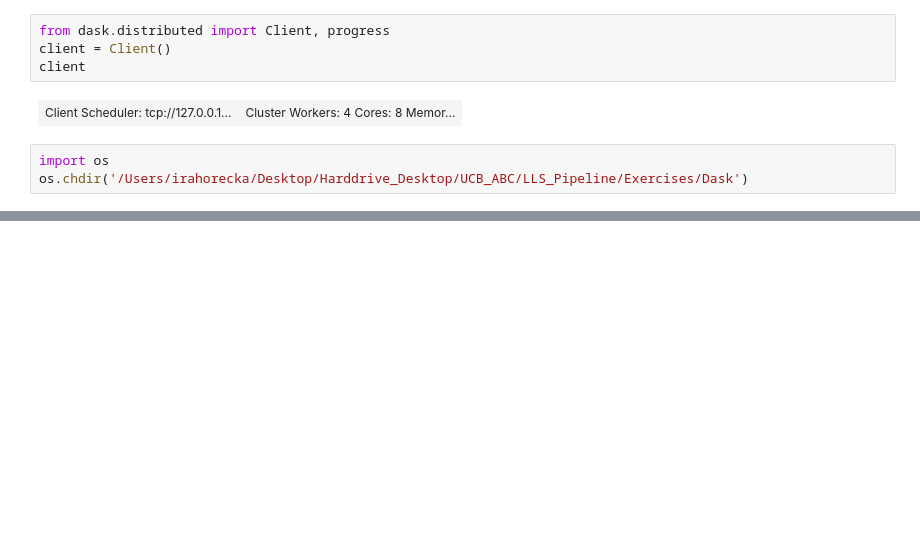
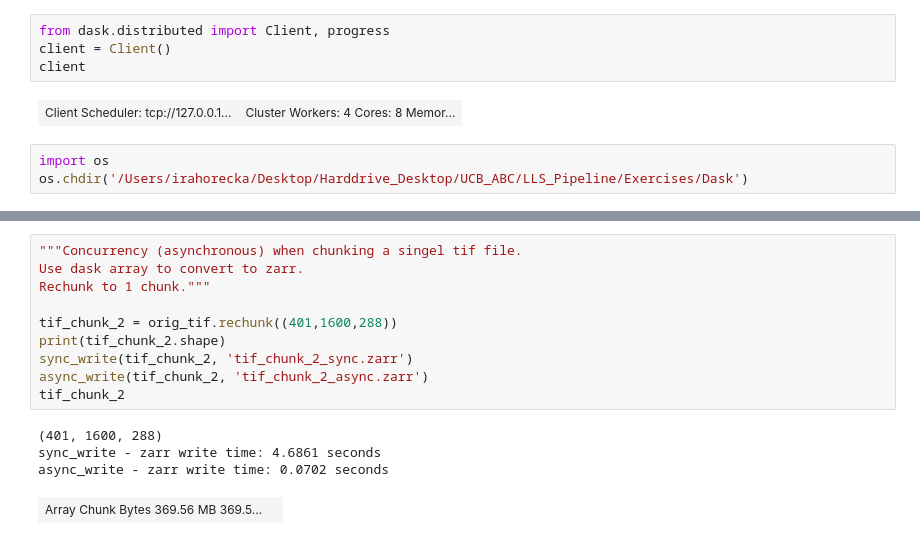
Before and after one commit to irahorecka/lls-pipeline, a Jupyter notebook: Exercises/Dask/chunk_singletif.ipynb, the cells around one changed output, grey strips where cells are left out. Cells and saved outputs as stored; diff of their text form; blank space fills up the shorter version.

```diff
--- a/Exercises/Dask/chunk_singletif.ipynb
+++ b/Exercises/Dask/chunk_singletif.ipynb
@@ -74,0 +86,15 @@ print(t1-t0)
+# %%
+"""Concurrency (asynchronous) when chunking a singel tif file.
+Use dask array to convert to zarr.
+Rechunk to 1 chunk."""
+
+tif_chunk_2 = orig_tif.rechunk((401,1600,288))
+print(tif_chunk_2.shape)
+sync_write(tif_chunk_2, 'tif_chunk_2_sync.zarr')
+async_write(tif_chunk_2, 'tif_chunk_2_async.zarr')
+tif_chunk_2
+# %% [output]
+(401, 1600, 288)
+sync_write - zarr write time: 4.6861 seconds
+async_write - zarr write time: 0.0702 seconds
+| Array Chunk Bytes 369.56 MB 369.5... |  |
```
Also changed, not shown: parts of 14 cells of this notebook.
